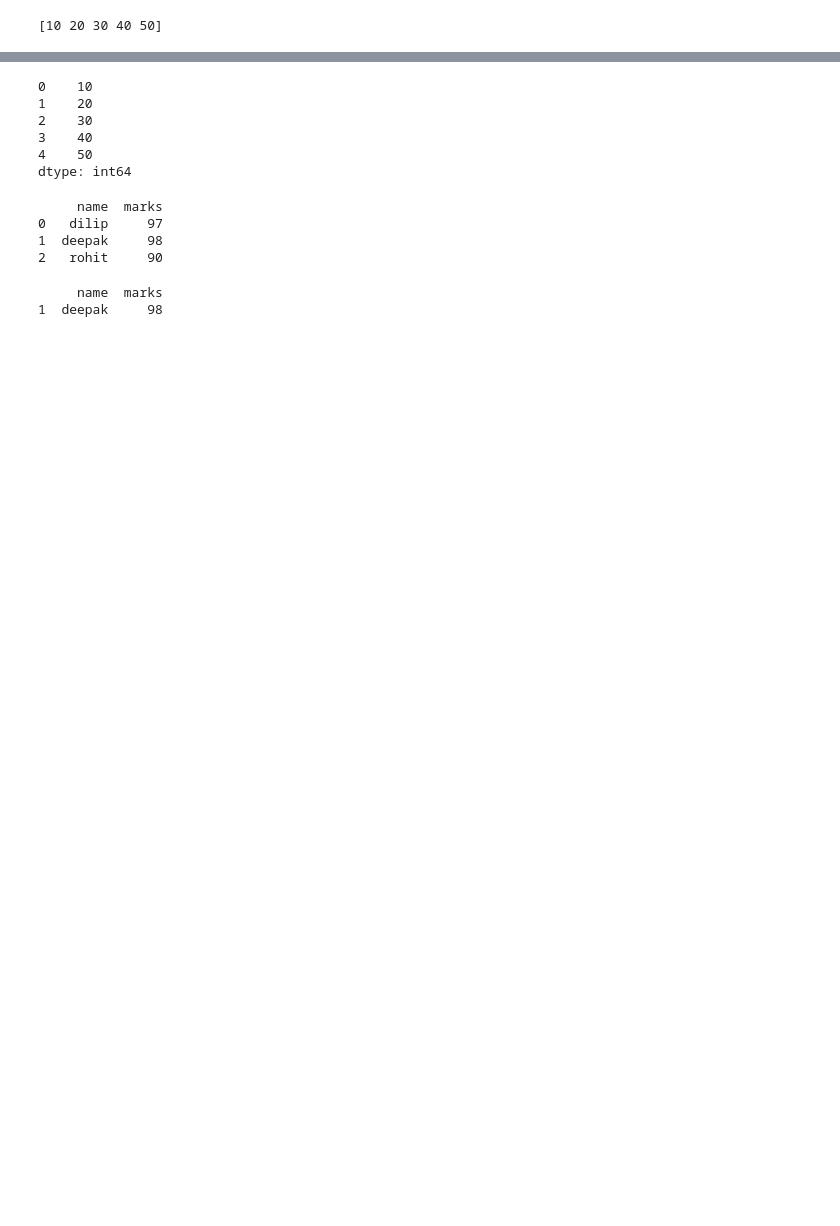
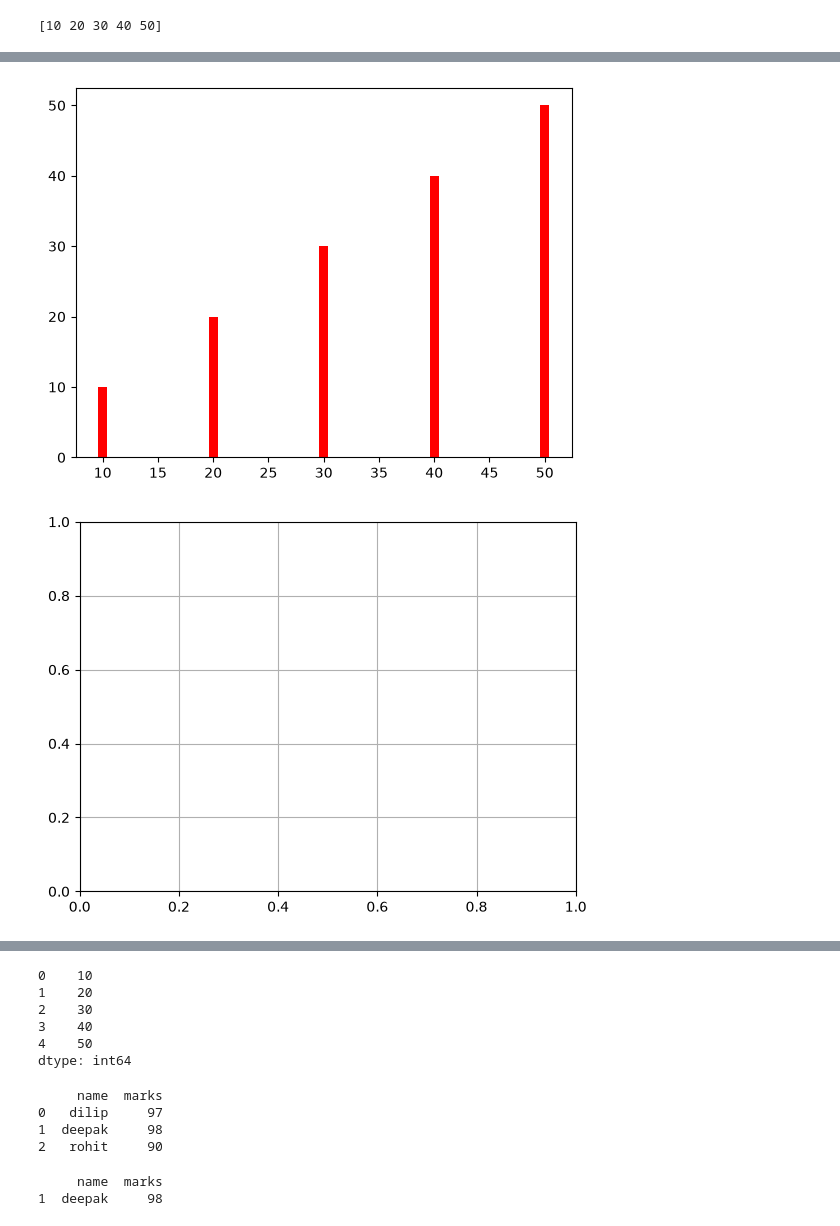
Before and after one commit to dilip23456789012-hub/python, a Jupyter notebook: practice.ipynb, the cells around one changed output, grey strips where cells are left out. Drawn from its saved outputs; the diff is of its cells as text; code cells hidden in the pictures; blank space fills up the shorter version.

```diff
--- a/practice.ipynb
+++ b/practice.ipynb
@@ -8,0 +17,10 @@ print(a)
+# %%
+import matplotlib.pyplot as plt
+X=[10,20,30,40,50]
+Y=[10,20,30,40,50]
+plt.bar(X,Y,color="red",linestyle="--")
+plt.show()
+plt.grid()
+# %% [output]
+[figure, added]
+[figure, added]
```
Also changed, not shown: parts of 5 cells of this notebook, 2 other files.
